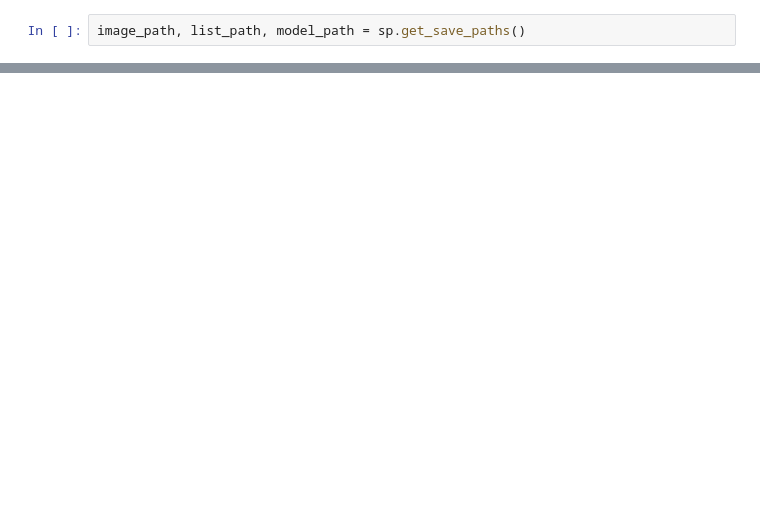
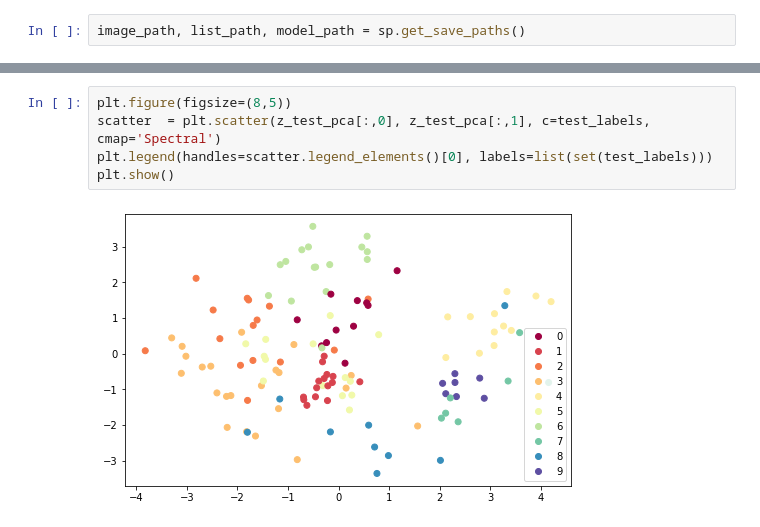
Before and after one commit to itsreddy/Autoencoder, a Jupyter notebook: LSTM-AE.ipynb, the cells around one changed output, grey strips where cells are left out. Drawn from its saved outputs; the diff is of its cells as text; blank space fills up the shorter version.

```diff
--- a/LSTM-AE.ipynb
+++ b/LSTM-AE.ipynb
@@ -324,0 +418,7 @@ Saving list
+# %%
+plt.figure(figsize=(8,5))
+scatter  = plt.scatter(z_test_pca[:,0], z_test_pca[:,1], c=test_labels, cmap='Spectral')
+plt.legend(handles=scatter.legend_elements()[0], labels=list(set(test_labels)))
+plt.show()
+# %% [output]
+[figure, added]
```
Also changed, not shown: parts of 34 cells of this notebook, 6 other files.
